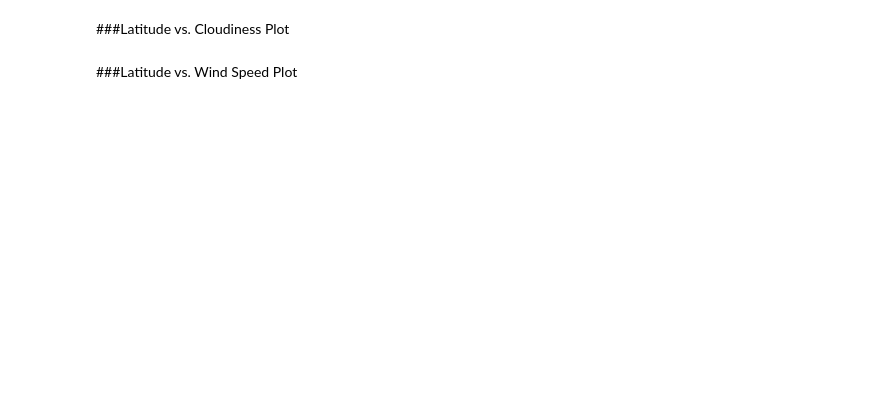
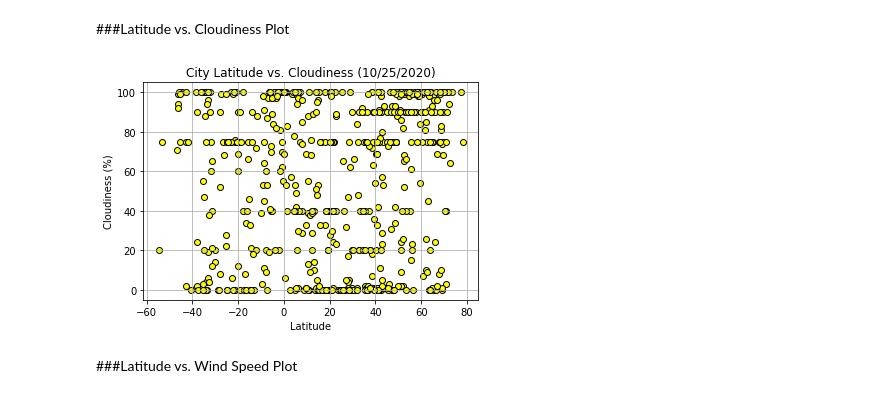
Before and after one commit to doublealogic/api-challenge-python, a Jupyter notebook: WeatherPy/WeatherPy.ipynb, the cells around one changed output. Cells and saved outputs as stored; diff of their text form; code cells hidden in the pictures; blank space fills up the shorter version.

```diff
--- a/WeatherPy/WeatherPy.ipynb
+++ b/WeatherPy/WeatherPy.ipynb
@@ -187,4 +226,22 @@ Creates scatter plots that showcases the following relationships:
 # %% [markdown]
 ###Latitude vs. Cloudiness Plot
+# %%
+# Variables for Plot
+city_cloudiness = weatherpy_df["Cloudiness"]
+
+# Plot Parameters
+plt.scatter(city_latitude, city_cloudiness, marker="o", facecolor="yellow", edgecolor="black")
+plt.title(f"City Latitude vs. Cloudiness {date}")
+plt.xlabel("Latitude")
+plt.ylabel("Cloudiness (%)")
+plt.grid(True)
+
+# Saves Plot as a PNG
+plt.savefig("Output_Data/Latitude_vs_Cloudiness_Plot.png")
+
+# Showcases Plot
+plt.show()
+# %% [output]
+[figure, added]
 # %% [markdown]
 ###Latitude vs. Wind Speed Plot
```
Also changed, not shown: parts of 3 cells of this notebook, 4 other files.
